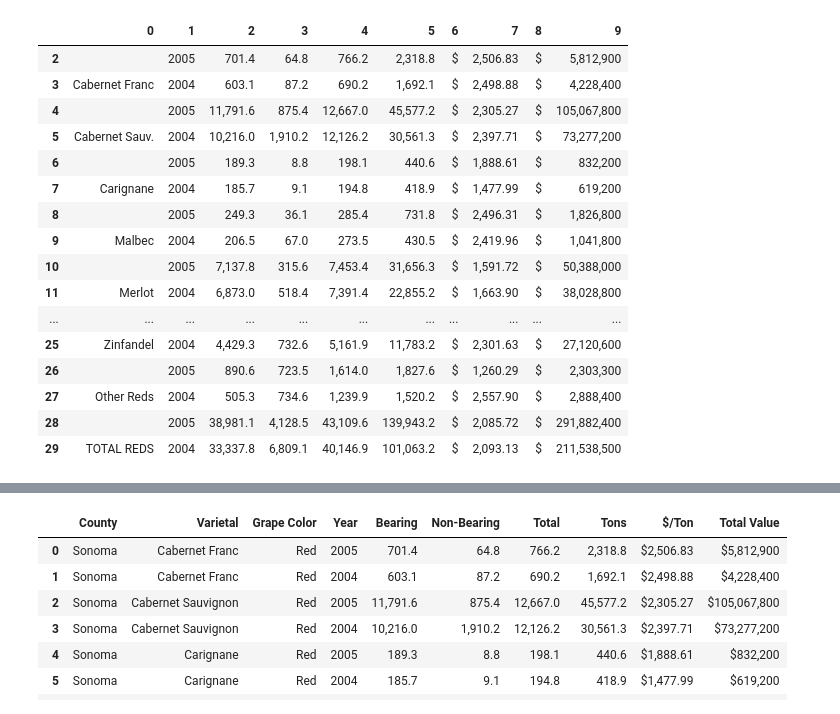
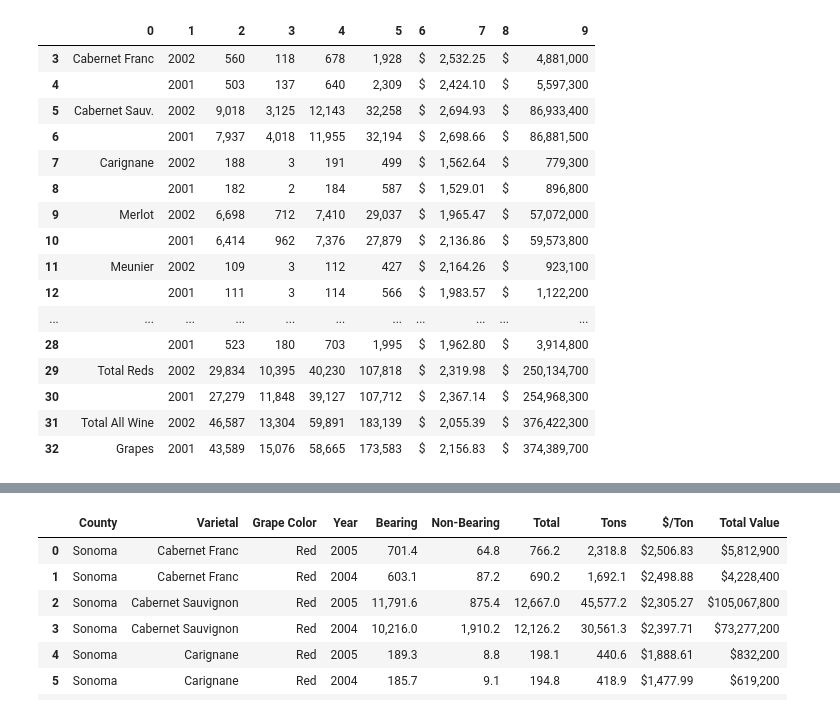
Before and after one commit to oscar6688/Farm-Smoke-Project, a Jupyter notebook: 2010s-2020s_sonoma.ipynb, the cells around one changed output, grey strips where cells are left out. Cells and saved outputs as stored; diff of their text form; code cells hidden in the pictures.

```diff
--- a/2010s-2020s_sonoma.ipynb
+++ b/2010s-2020s_sonoma.ipynb
@@ -19,7 +19,7 @@ pd.options.mode.chained_assignment = None  # default='warn'
 # If encounter SSL certify error - go to your Python 3.x.x folder and install Certification
 # %%
 csv = pd.read_csv('farm_smoke.csv')
-sonoma_data = csv.query('County == "Sonoma" and Year >= 2005').copy().reset_index(drop=True)
+sonoma_data = csv.query('County == "Sonoma" and Year >= 2002').copy().reset_index(drop=True)
 sonoma_data
 # %% [output]
 |  | County | Year | Links |
@@ -600,7 +613,7 @@ urls[16]
 # %%
 # utilize camelot to read pdf file at page 12, capture precisely with stream and close up the row gap with row_tol = 10
 
-tables = camelot.read_pdf(urls[16], pages='11', flavor='stream', row_tol=8, table_areas=['50,720,600,300'], split_text=True)
+tables = camelot.read_pdf(urls[19], pages='12', flavor='stream', row_tol=8,split_text=True)
 data = tables[0].df
 dat = tables[0].parsing_report
 dat
@@ -633,23 +646,23 @@ data
 # %%
 # drop rows that is not helpful
-data = data.drop([0,1], axis=0)
+data = data.drop([0,1,2], axis=0)
 data
 # for 2011 report, also drop an empty row
 # %% [output]
 |  | 0 | 1 | 2 | 3 | 4 | 5 | 6 | 7 | 8 | 9 |
-| 2 |  | 2005 | 701.4 | 64.8 | 766.2 | 2,318.8 | $ | 2,506.83 | $ | 5,812,900 |
-| 3 | Cabernet Franc | 2004 | 603.1 | 87.2 | 690.2 | 1,692.1 | $ | 2,498.88 | $ | 4,228,400 |
-| 4 |  | 2005 | 11,791.6 | 875.4 | 12,667.0 | 45,577.2 | $ | 2,305.27 | $ | 105,067,800 |
-| 5 | Cabernet Sauv. | 2004 | 10,216.0 | 1,910.2 | 12,126.2 | 30,561.3 | $ | 2,397.71 | $ | 73,277,200 |
-| 6 |  | 2005 | 189.3 | 8.8 | 198.1 | 440.6 | $ | 1,888.61 | $ | 832,200 |
-| 7 | Carignane | 2004 | 185.7 | 9.1 | 194.8 | 418.9 | $ | 1,477.99 | $ | 619,200 |
-| 8 |  | 2005 | 249.3 | 36.1 | 285.4 | 731.8 | $ | 2,496.31 | $ | 1,826,800 |
-| 9 | Malbec | 2004 | 206.5 | 67.0 | 273.5 | 430.5 | $ | 2,419.96 | $ | 1,041,800 |
-| 10 |  | 2005 | 7,137.8 | 315.6 | 7,453.4 | 31,656.3 | $ | 1,591.72 | $ | 50,388,000 |
-| 11 | Merlot | 2004 | 6,873.0 | 518.4 | 7,391.4 | 22,855.2 | $ | 1,663.90 | $ | 38,028,800 |
+| 3 | Cabernet Franc | 2002 | 560 | 118 | 678 | 1,928 | $ | 2,532.25 | $ | 4,881,000 |
+| 4 |  | 2001 | 503 | 137 | 640 | 2,309 | $ | 2,424.10 | $ | 5,597,300 |
+| 5 | Cabernet Sauv. | 2002 | 9,018 | 3,125 | 12,143 | 32,258 | $ | 2,694.93 | $ | 86,933,400 |
+| 6 |  | 2001 | 7,937 | 4,018 | 11,955 | 32,194 | $ | 2,698.66 | $ | 86,881,500 |
+| 7 | Carignane | 2002 | 188 | 3 | 191 | 499 | $ | 1,562.64 | $ | 779,300 |
+| 8 |  | 2001 | 182 | 2 | 184 | 587 | $ | 1,529.01 | $ | 896,800 |
+| 9 | Merlot | 2002 | 6,698 | 712 | 7,410 | 29,037 | $ | 1,965.47 | $ | 57,072,000 |
+| 10 |  | 2001 | 6,414 | 962 | 7,376 | 27,879 | $ | 2,136.86 | $ | 59,573,800 |
+| 11 | Meunier | 2002 | 109 | 3 | 112 | 427 | $ | 2,164.26 | $ | 923,100 |
+| 12 |  | 2001 | 111 | 3 | 114 | 566 | $ | 1,983.57 | $ | 1,122,200 |
 | ... | ... | ... | ... | ... | ... | ... | ... | ... | ... | ... |
-| 25 | Zinfandel | 2004 | 4,429.3 | 732.6 | 5,161.9 | 11,783.2 | $ | 2,301.63 | $ | 27,120,600 |
-| 26 |  | 2005 | 890.6 | 723.5 | 1,614.0 | 1,827.6 | $ | 1,260.29 | $ | 2,303,300 |
-| 27 | Other Reds | 2004 | 505.3 | 734.6 | 1,239.9 | 1,520.2 | $ | 2,557.90 | $ | 2,888,400 |
-| 28 |  | 2005 | 38,981.1 | 4,128.5 | 43,109.6 | 139,943.2 | $ | 2,085.72 | $ | 291,882,400 |
-| 29 | TOTAL REDS | 2004 | 33,337.8 | 6,809.1 | 40,146.9 | 101,063.2 | $ | 2,093.13 | $ | 211,538,500 |
+| 28 |  | 2001 | 523 | 180 | 703 | 1,995 | $ | 1,962.80 | $ | 3,914,800 |
+| 29 | Total Reds | 2002 | 29,834 | 10,395 | 40,230 | 107,818 | $ | 2,319.98 | $ | 250,134,700 |
+| 30 |  | 2001 | 27,279 | 11,848 | 39,127 | 107,712 | $ | 2,367.14 | $ | 254,968,300 |
+| 31 | Total All Wine | 2002 | 46,587 | 13,304 | 59,891 | 183,139 | $ | 2,055.39 | $ | 376,422,300 |
+| 32 | Grapes | 2001 | 43,589 | 15,076 | 58,665 | 173,583 | $ | 2,156.83 | $ | 374,389,700 |
```
Also changed, not shown: parts of 22 cells of this notebook.
